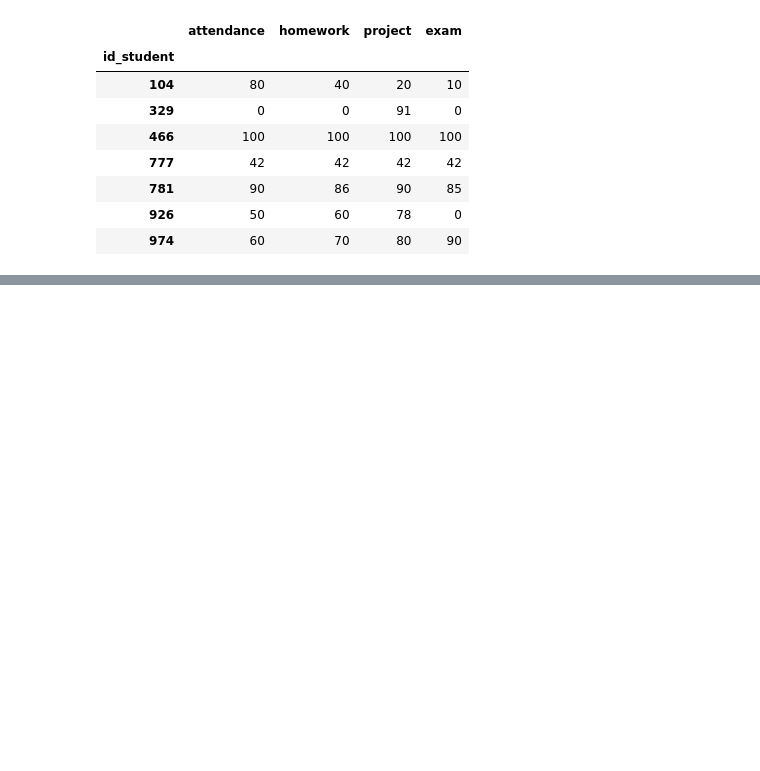
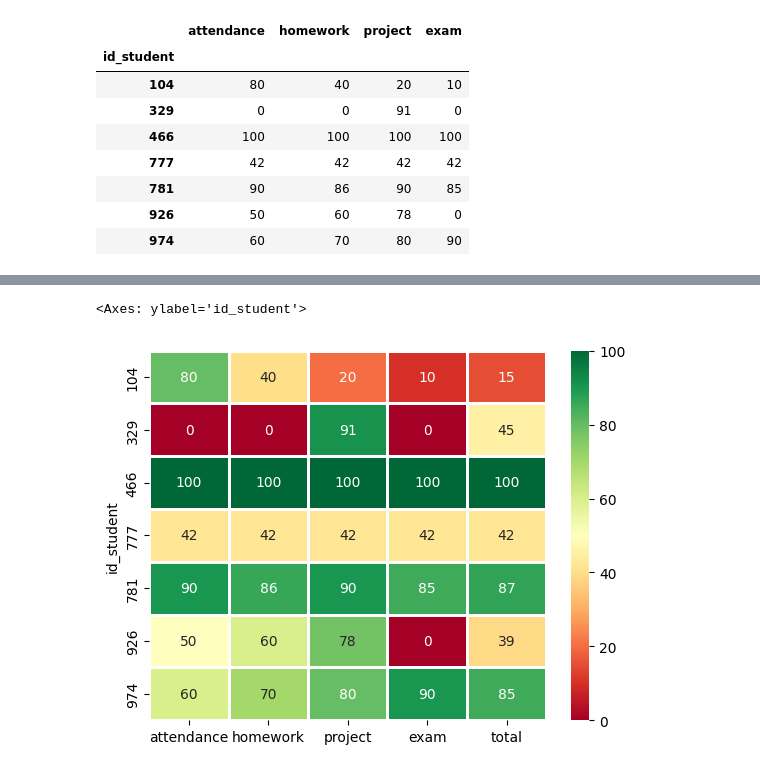
Before and after one commit to samkennerly/chengdu, a Jupyter notebook: science/projects/grades.ipynb, the cells around one changed output, grey strips where cells are left out. Drawn from its saved outputs; the diff is of its cells as text; code cells hidden in the pictures; blank space fills up the shorter version.

```diff
--- a/science/projects/grades.ipynb
+++ b/science/projects/grades.ipynb
@@ -108,3 +114,16 @@ Name: total, dtype: int64
+# %%
+# We don't really need this. I just really like heatmaps.
+# They're a good way to visualize a 2D numeric array.
+sns.heatmap(
+    scores,
+    annot = True,
+    fmt = ".0f",
+    cmap = "RdYlGn",
+    linewidths = 2,
+)
+# %% [output]
+<Axes: ylabel='id_student'>
+[figure, added]
 # %%
 # Join the tables and sort with the best score at the top.
 # In SQL-style databases, we'd write something like this:
```
Also changed, not shown: parts of 9 cells of this notebook.
